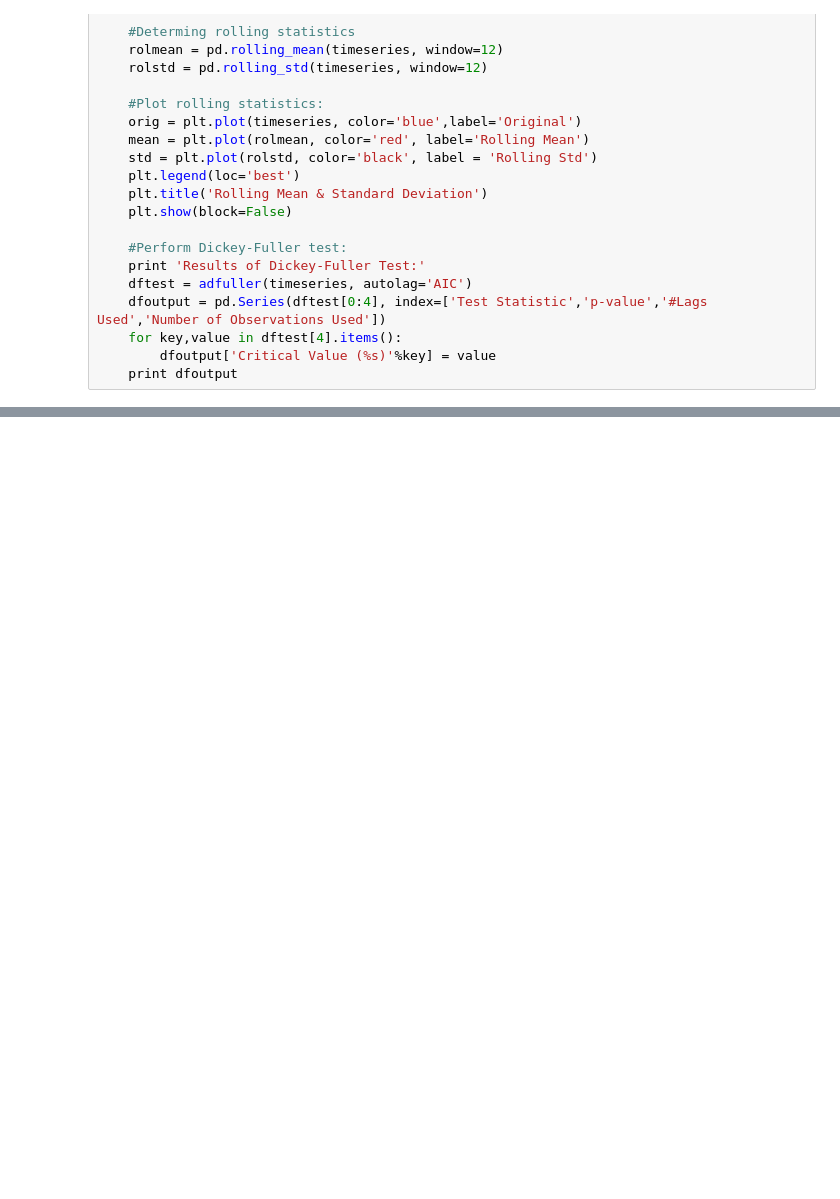
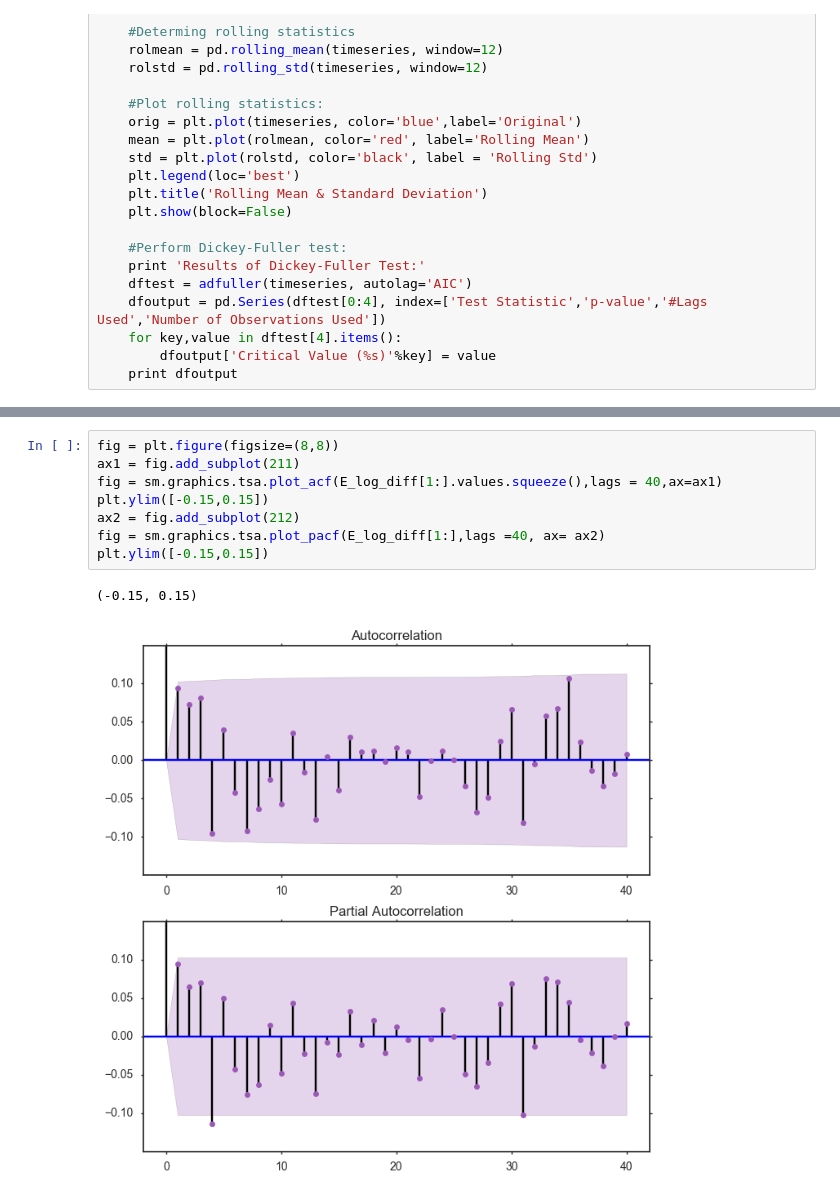
Before and after one commit to weiwang0531/stock-index, a Jupyter notebook: cleanproject.ipynb, the cells around one changed output, grey strips where cells are left out. Saved outputs shown, nothing was run; the diff lists cells and outputs as text; blank space fills up the shorter version.

```diff
--- a/cleanproject.ipynb
+++ b/cleanproject.ipynb
@@ -369,0 +443,11 @@ ValueError: On entry to DLASCL parameter number 4 had an illegal value
+# %%
+fig = plt.figure(figsize=(8,8))
+ax1 = fig.add_subplot(211)
+fig = sm.graphics.tsa.plot_acf(E_log_diff[1:].values.squeeze(),lags = 40,ax=ax1)
+plt.ylim([-0.15,0.15])
+ax2 = fig.add_subplot(212)
+fig = sm.graphics.tsa.plot_pacf(E_log_diff[1:],lags =40, ax= ax2)
+plt.ylim([-0.15,0.15])
+# %% [output]
+(-0.15, 0.15)
+[figure, added]
```
Also changed, not shown: parts of 13 cells of this notebook.
